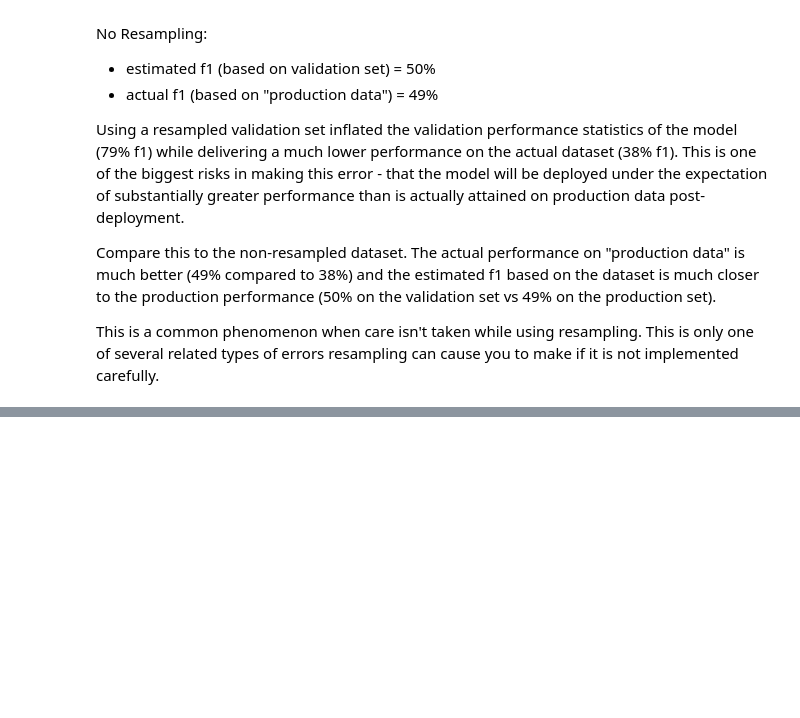
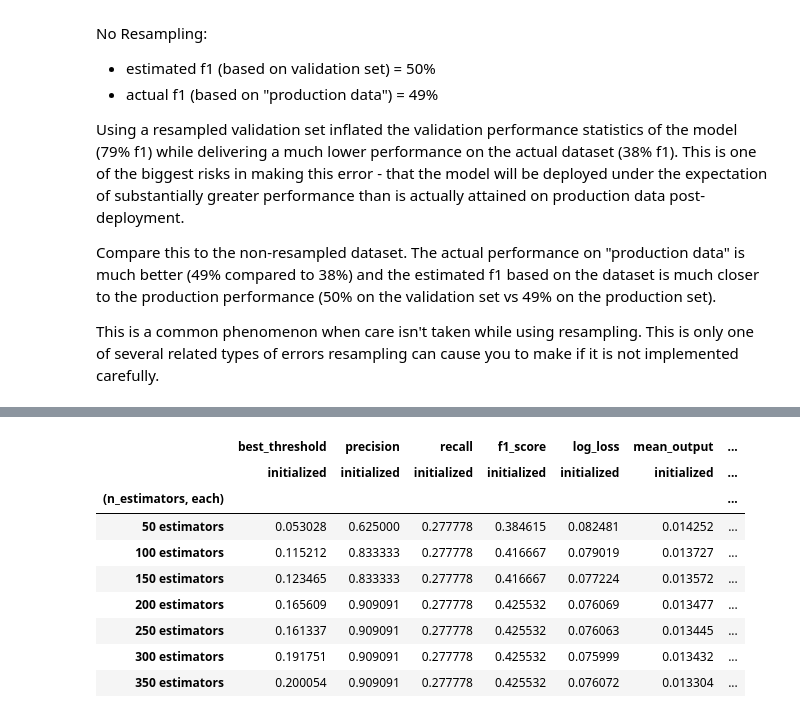
Before and after one commit to PilCAki/imbalanced-dataset-common-errors, a Jupyter notebook: Imbalanced Dataset Examples.ipynb, the cells around one changed output, grey strips where cells are left out. Saved outputs shown, nothing was run; the diff lists cells and outputs as text; code cells hidden in the pictures; blank space fills up the shorter version.

```diff
--- a/Imbalanced Dataset Examples.ipynb
+++ b/Imbalanced Dataset Examples.ipynb
@@ -288,0 +388,13 @@ Let's explore my favorite example of algorithm defaults which result in worse pe
+# %%
+results_df
+# %% [output]
+|  | best_threshold | precision | recall | f1_score | log_loss | mean_output | ... |
+|  | initialized | initialized | initialized | initialized | initialized | initialized | ... |
+| (n_estimators, each) |  |  |  |  |  |  | ... |
+| 50 estimators | 0.053028 | 0.625000 | 0.277778 | 0.384615 | 0.082481 | 0.014252 | ... |
+| 100 estimators | 0.115212 | 0.833333 | 0.277778 | 0.416667 | 0.079019 | 0.013727 | ... |
+| 150 estimators | 0.123465 | 0.833333 | 0.277778 | 0.416667 | 0.077224 | 0.013572 | ... |
+| 200 estimators | 0.165609 | 0.909091 | 0.277778 | 0.425532 | 0.076069 | 0.013477 | ... |
+| 250 estimators | 0.161337 | 0.909091 | 0.277778 | 0.425532 | 0.076063 | 0.013445 | ... |
+| 300 estimators | 0.191751 | 0.909091 | 0.277778 | 0.425532 | 0.075999 | 0.013432 | ... |
+| 350 estimators | 0.200054 | 0.909091 | 0.277778 | 0.425532 | 0.076072 | 0.013304 | ... |
```
Also changed, not shown: parts of 15 cells of this notebook.
